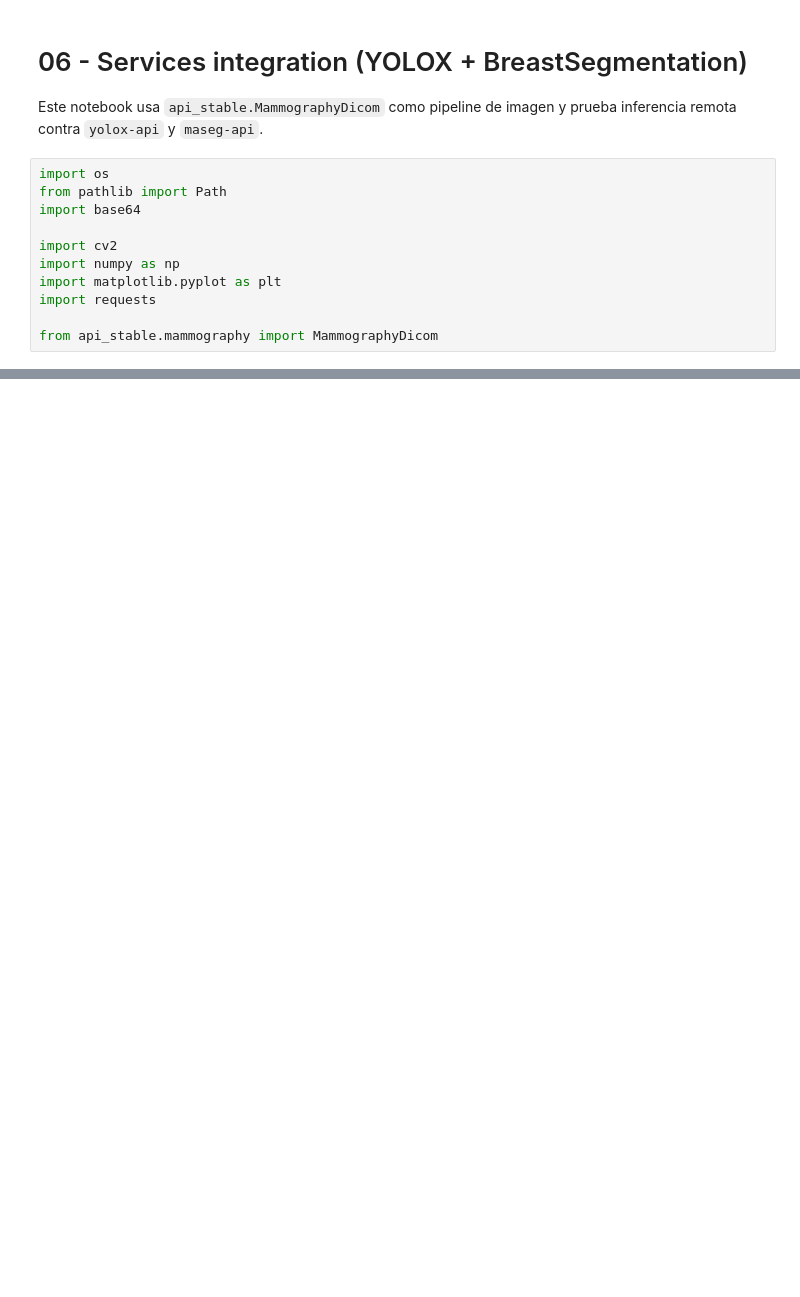
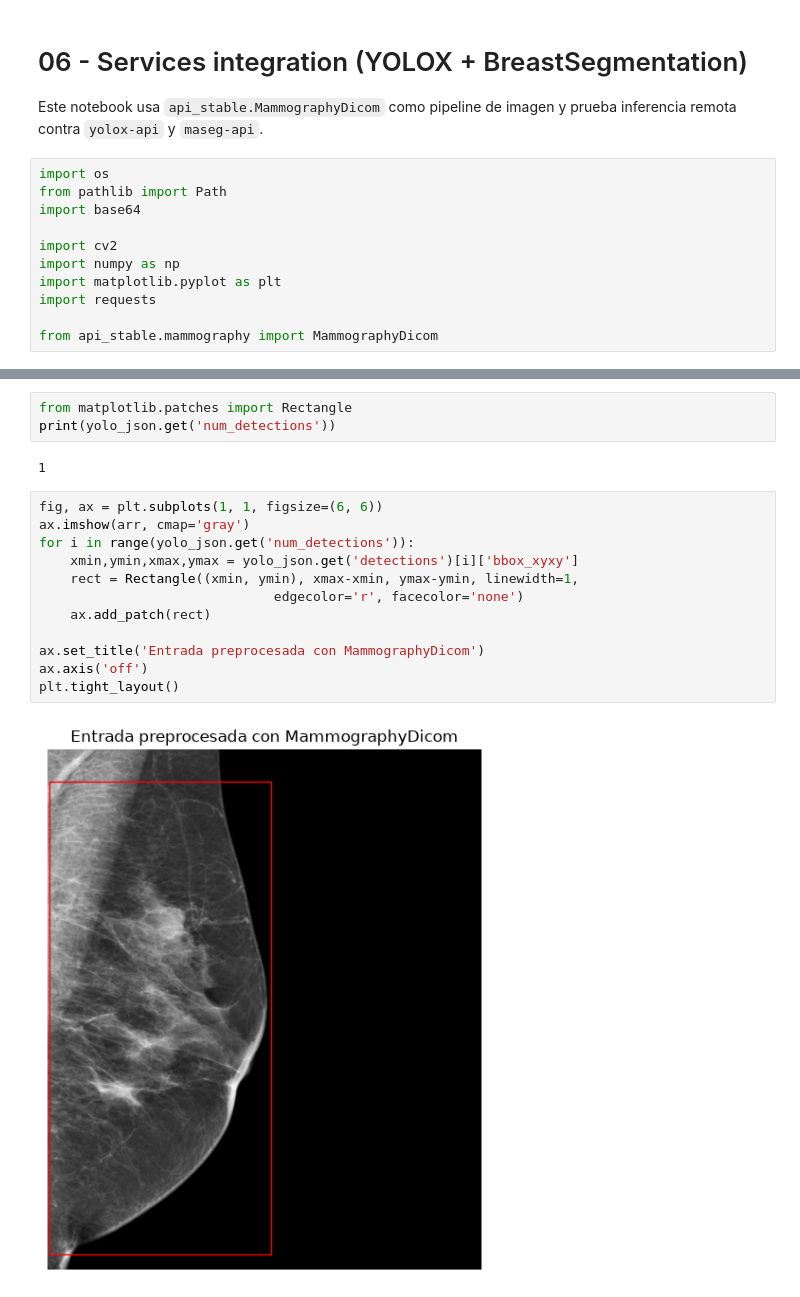
Before and after one commit to eloygarcia/Preprocessing, a Jupyter notebook: notebooks_api/06_services_yolox_breastsegmentation.ipynb, the cells around one changed output, grey strips where cells are left out. Cells and saved outputs as stored; diff of their text form; blank space fills up the shorter version.

```diff
--- a/notebooks_api/06_services_yolox_breastsegmentation.ipynb
+++ b/notebooks_api/06_services_yolox_breastsegmentation.ipynb
@@ -74,3 +119,22 @@ else:
+# %%
+from matplotlib.patches import Rectangle
+print(yolo_json.get('num_detections'))
+# %% [output]
+1
+# %%
+fig, ax = plt.subplots(1, 1, figsize=(6, 6))
+ax.imshow(arr, cmap='gray')
+for i in range(yolo_json.get('num_detections')):
+    xmin,ymin,xmax,ymax = yolo_json.get('detections')[i]['bbox_xyxy']
+    rect = Rectangle((xmin, ymin), xmax-xmin, ymax-ymin, linewidth=1,
+                              edgecolor='r', facecolor='none')
+    ax.add_patch(rect)
+
+ax.set_title('Entrada preprocesada con MammographyDicom')
+ax.axis('off')
+plt.tight_layout()
+# %% [output]
+[figure, added]
 # %%
 resp_maseg = requests.post(
     f'{MASEG_API_BASE}/infer',
```
Also changed, not shown: parts of 9 cells of this notebook, 15 other files.
